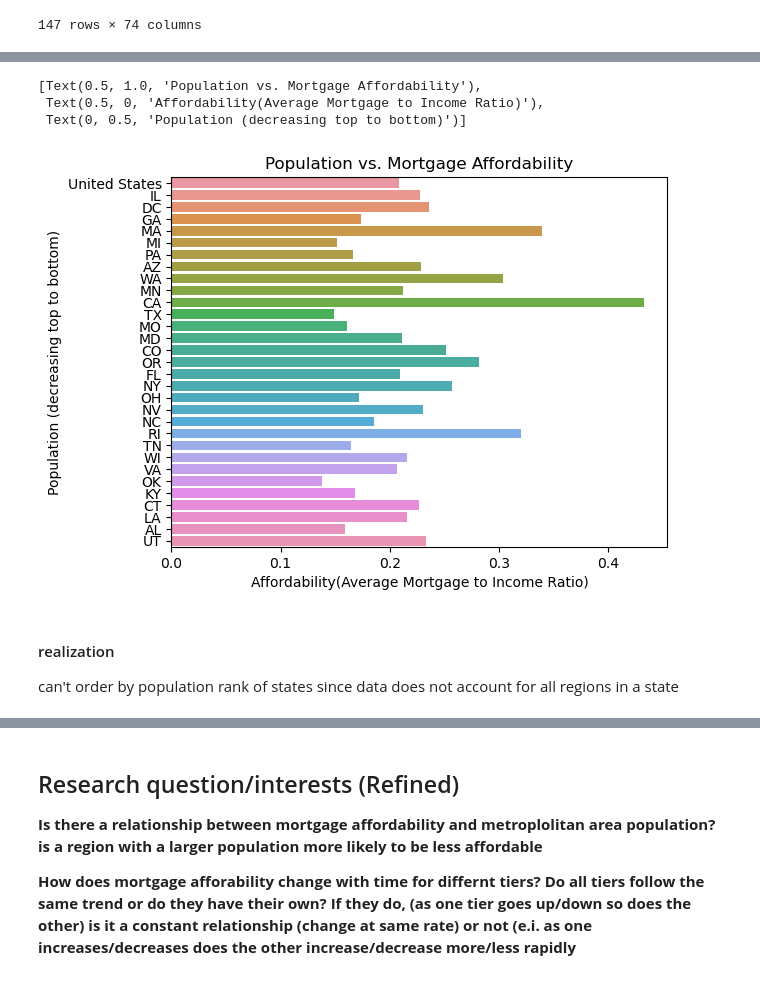
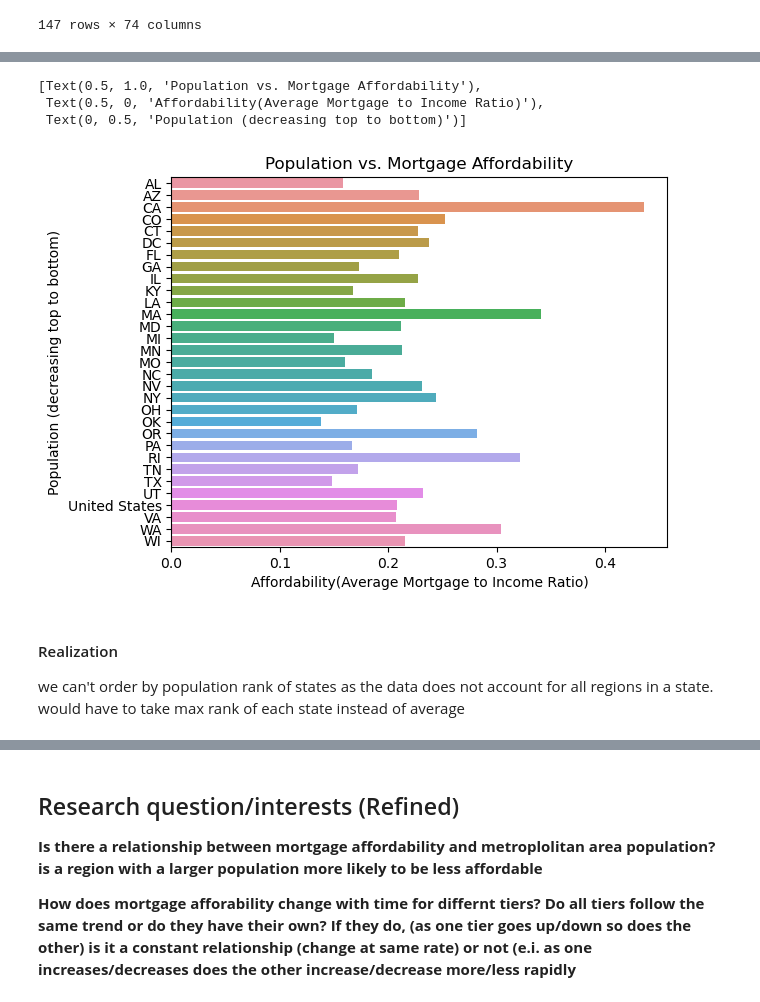
Before and after one commit to ubco-W2022T2-data301/project-group-therealgroup30, a Jupyter notebook: analysis/analysisWill.ipynb, the cells around one changed output, grey strips where cells are left out. Drawn from its saved outputs; the diff is of its cells as text; code cells hidden in the pictures.

```diff
--- a/analysis/analysisWill.ipynb
+++ b/analysis/analysisWill.ipynb
@@ -51,6 +61,6 @@ df_avg
 147 rows × 74 columns
 # %%
 #avg all tiers together
-untiered = df_avg.groupby('RegionName').mean().reset_index()
+untiered = func.load_and_process_untieredaverage(raw)
 untiered.head()
 # %% [output]
@@ -67,4 +75,0 @@ untiered.to_csv('../data/processed/untieredMortgageAffortability')
-# %%
-#style
-colors = ["#FF0B04"]
-sns.set_palette(sns.color_palette(colors))
@@ -71,6 +82,7 @@ sns.set_palette(sns.color_palette(colors))
 # %%
 #lets visualize the relationship of population rank and affordability
-untiered = untiered.sort_values('PopRank')
-bar = sns.barplot(untiered, x='1999-2016_Avg', y='PopRank', orient='h' )
+bar = sns.barplot(data = untiered, x='Average_affordability', y='PopRank', orient='h' )
 bar.set(title='Population vs. Mortgage Affordability', xlabel= 'Affordability(Average Mortgage to Income Ratio)', ylabel='Population (decreasing top to bottom)')
+yticks = range(0, len(untiered['PopRank']), 2)
+plt.yticks(yticks, untiered['PopRank'].iloc[yticks])
 # %% [output]
@@ -114,0 +123,3 @@ df.head()
+# %%
+byStates = func.tostates(untiered)
+byStates.head()
@@ -128,15 +146,15 @@ fig = px.choropleth(df,
 
 fig.show()
 # %%
-df =df.sort_values('PopRank')
-bar = sns.barplot(df, x='1999-2016_Avg', y='RegionName', orient='h')
+df = byStates.sort_values('PopRank')
+bar = sns.barplot(data=byStates, x='Average_affordability', y='RegionName', orient='h')
 bar.set(title='Population vs. Mortgage Affordability', xlabel= 'Affordability(Average Mortgage to Income Ratio)', ylabel='Population (decreasing top to bottom)')
 # %% [output]
 [Text(0.5, 1.0, 'Population vs. Mortgage Affordability'),
  Text(0.5, 0, 'Affordability(Average Mortgage to Income Ratio)'),
  Text(0, 0.5, 'Population (decreasing top to bottom)')]
-[figure, old version]
+[figure, new version]
 # %% [markdown]
-#### realization
+#### Realization
 
-can't order by population rank of states since data does not account for all regions in a state
+we can't order by population rank of states as the data does not account for all regions in a state. would have to take max rank of each state instead of average
```
Also changed, not shown: parts of 17 cells of this notebook, 2 other files.
